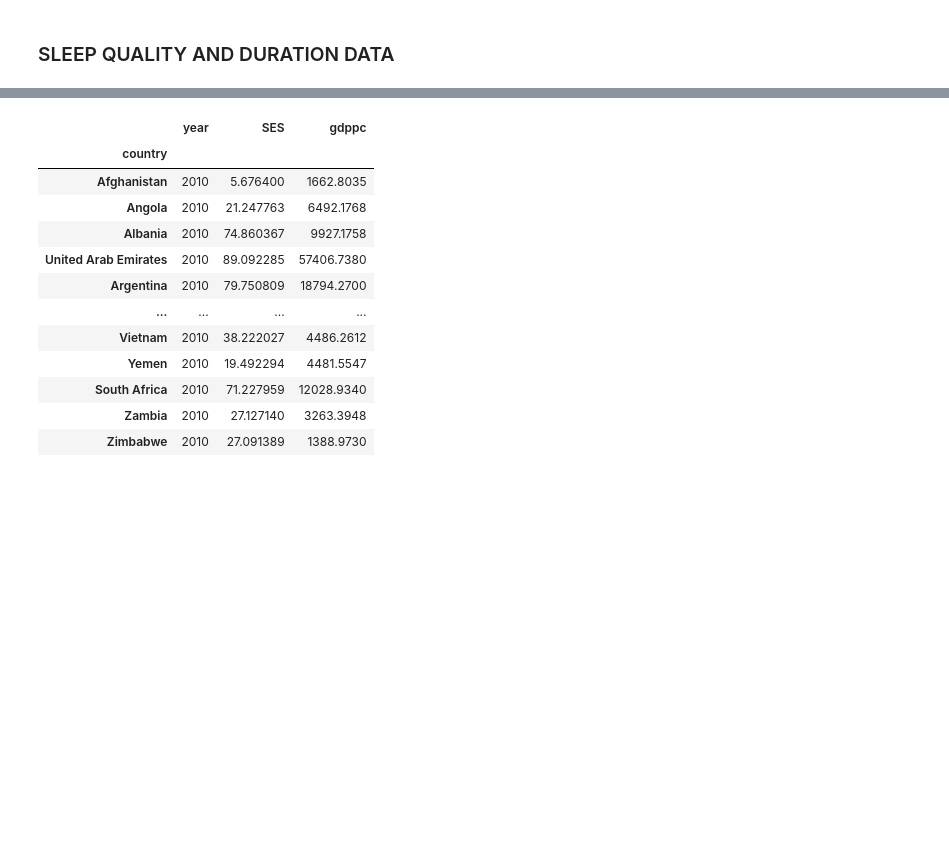
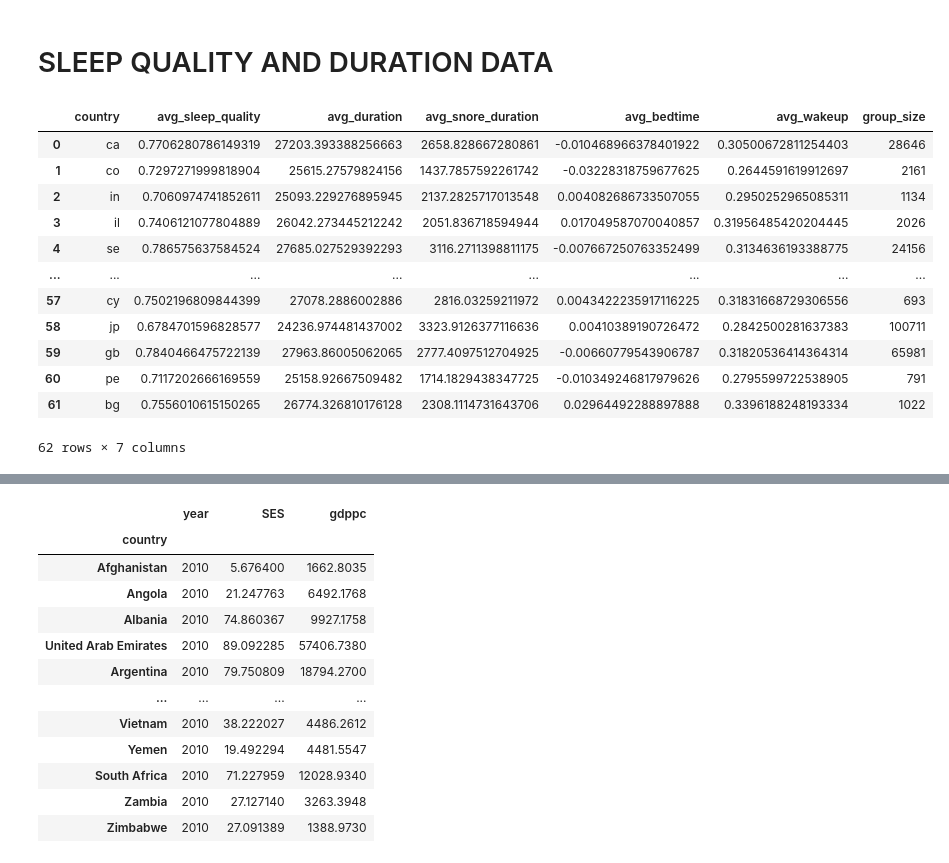
Before and after one commit to matthew-vaught/cogs9-project, a Jupyter notebook: practice.ipynb, the cells around one changed output, grey strips where cells are left out. Saved outputs shown, nothing was run; the diff lists cells and outputs as text; code cells hidden in the pictures; blank space fills up the shorter version.

```diff
--- a/practice.ipynb
+++ b/practice.ipynb
@@ -5,6 +5,6 @@ import json
 import requests
 import openpyxl
 # %% [markdown]
-### SLEEP QUALITY AND DURATION DATA
+# SLEEP QUALITY AND DURATION DATA
 # %%
 # Importing the two datasets
@@ -12,6 +12,22 @@ country_abbrevs = pd.read_csv('country_abbrev_list.csv')
 
 re = requests.get('https://sandman.sleepcycle.com/data/per-country-stats')
 country_sleep_data = pd.DataFrame(re.json())
+# %%
+country_sleep_data
+# %% [output]
+|  | country | avg_sleep_quality | avg_duration | avg_snore_duration | avg_bedtime | avg_wakeup | group_size |
+| 0 | ca | 0.7706280786149319 | 27203.393388256663 | 2658.828667280861 | -0.010468966378401922 | 0.30500672811254403 | 28646 |
+| 1 | co | 0.7297271999818904 | 25615.27579824156 | 1437.7857592261742 | -0.03228318759677625 | 0.2644591619912697 | 2161 |
+| 2 | in | 0.7060974741852611 | 25093.229276895945 | 2137.2825717013548 | 0.004082686733507055 | 0.2950252965085311 | 1134 |
+| 3 | il | 0.7406121077804889 | 26042.273445212242 | 2051.836718594944 | 0.017049587070040857 | 0.31956485420204445 | 2026 |
+| 4 | se | 0.786575637584524 | 27685.027529392293 | 3116.2711398811175 | -0.007667250763352499 | 0.3134636193388775 | 24156 |
+| ... | ... | ... | ... | ... | ... | ... | ... |
+| 57 | cy | 0.7502196809844399 | 27078.2886002886 | 2816.03259211972 | 0.0043422235917116225 | 0.31831668729306556 | 693 |
+| 58 | jp | 0.6784701596828577 | 24236.974481437002 | 3323.9126377116636 | 0.00410389190726472 | 0.2842500281637383 | 100711 |
+| 59 | gb | 0.7840466475722139 | 27963.86005062065 | 2777.4097512704925 | -0.00660779543906787 | 0.31820536414364314 | 65981 |
+| 60 | pe | 0.7117202666169559 | 25158.92667509482 | 1714.1829438347725 | -0.010349246817979626 | 0.2795599722538905 | 791 |
+| 61 | bg | 0.7556010615150265 | 26774.326810176128 | 2308.1114731643706 | 0.02964492288897888 | 0.3396188248193334 | 1022 |
+62 rows × 7 columns
 # %%
 # Merging the two datasets
 country_sleep_data['country'] = country_sleep_data['country'].str.upper()
```
Also changed, not shown: parts of 8 cells of this notebook.
